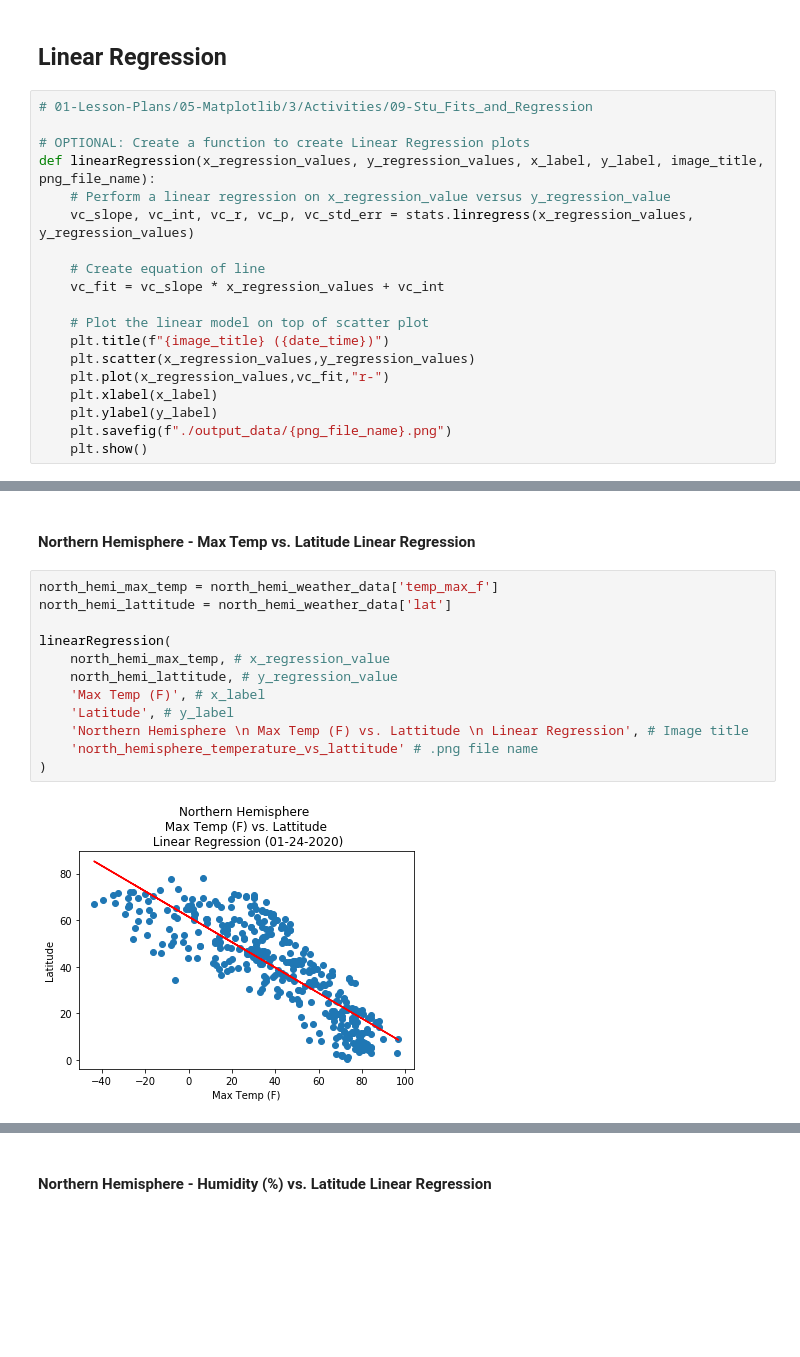
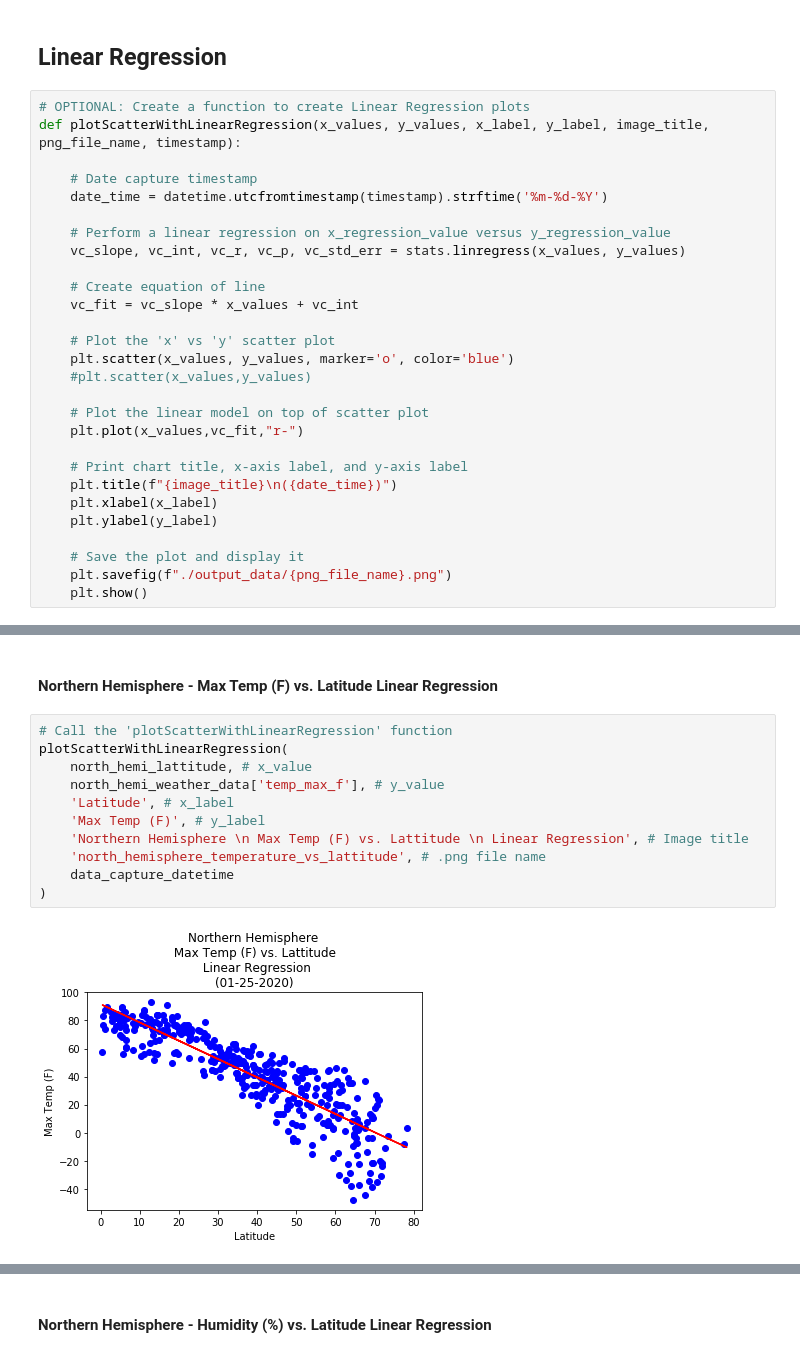
Before and after one commit to kirpatrick/python-api-challenge, a Jupyter notebook: WeatherPy/WeatherPy.ipynb, the cells around one changed output, grey strips where cells are left out. Cells and saved outputs as stored; diff of their text form; blank space fills up the shorter version.

Commit message:
Data capture and image creation complete.

```diff
--- a/WeatherPy/WeatherPy.ipynb
+++ b/WeatherPy/WeatherPy.ipynb
@@ -312,22 +298,31 @@ plt.show()
 # %% [markdown]
 ## Linear Regression
 # %%
-# 01-Lesson-Plans/05-Matplotlib/3/Activities/09-Stu_Fits_and_Regression
+# OPTIONAL: Create a function to create Linear Regression plots
+def plotScatterWithLinearRegression(x_values, y_values, x_label, y_label, image_title, png_file_name, timestamp):
 
-# OPTIONAL: Create a function to create Linear Regression plots
-def linearRegression(x_regression_values, y_regression_values, x_label, y_label, image_title, png_file_name):
+    # Date capture timestamp
+    date_time = datetime.utcfromtimestamp(timestamp).strftime('%m-%d-%Y')
+
     # Perform a linear regression on x_regression_value versus y_regression_value
-    vc_slope, vc_int, vc_r, vc_p, vc_std_err = stats.linregress(x_regression_values, y_regression_values)
+    vc_slope, vc_int, vc_r, vc_p, vc_std_err = stats.linregress(x_values, y_values)
 
     # Create equation of line
-    vc_fit = vc_slope * x_regression_values + vc_int
+    vc_fit = vc_slope * x_values + vc_int
+
+    # Plot the 'x' vs 'y' scatter plot
+    plt.scatter(x_values, y_values, marker='o', color='blue')
+    #plt.scatter(x_values,y_values)
 
     # Plot the linear model on top of scatter plot
-    plt.title(f"{image_title} ({date_time})")
-    plt.scatter(x_regression_values,y_regression_values)
-    plt.plot(x_regression_values,vc_fit,"r-")
+    plt.plot(x_values,vc_fit,"r-")
+
+    # Print chart title, x-axis label, and y-axis label
+    plt.title(f"{image_title}\n({date_time})")
     plt.xlabel(x_label)
     plt.ylabel(y_label)
+
+    # Save the plot and display it
     plt.savefig(f"./output_data/{png_file_name}.png")
     plt.show()
 # %%
@@ -343,16 +338,15 @@ south_hemi_weather_data = city_weather_data[city_weather_data['lat'] < 0]
 # %% [markdown]
-####  Northern Hemisphere - Max Temp vs. Latitude Linear Regression
+####  Northern Hemisphere - Max Temp (F) vs. Latitude Linear Regression
 # %%
-north_hemi_max_temp = north_hemi_weather_data['temp_max_f']
-north_hemi_lattitude = north_hemi_weather_data['lat']
-
-linearRegression(
-    north_hemi_max_temp, # x_regression_value
-    north_hemi_lattitude, # y_regression_value
-    'Max Temp (F)', # x_label
-    'Latitude', # y_label
+# Call the 'plotScatterWithLinearRegression' function
+plotScatterWithLinearRegression(
+    north_hemi_lattitude, # x_value
+    north_hemi_weather_data['temp_max_f'], # y_value
+    'Latitude', # x_label
+    'Max Temp (F)', # y_label
     'Northern Hemisphere \n Max Temp (F) vs. Lattitude \n Linear Regression', # Image title
-    'north_hemisphere_temperature_vs_lattitude' # .png file name
+    'north_hemisphere_temperature_vs_lattitude', # .png file name
+    data_capture_datetime
 )
 # %% [output]
-[figure, old version]
+[figure, new version]
```
Also changed, not shown: parts of 37 cells of this notebook, 14 other files.
